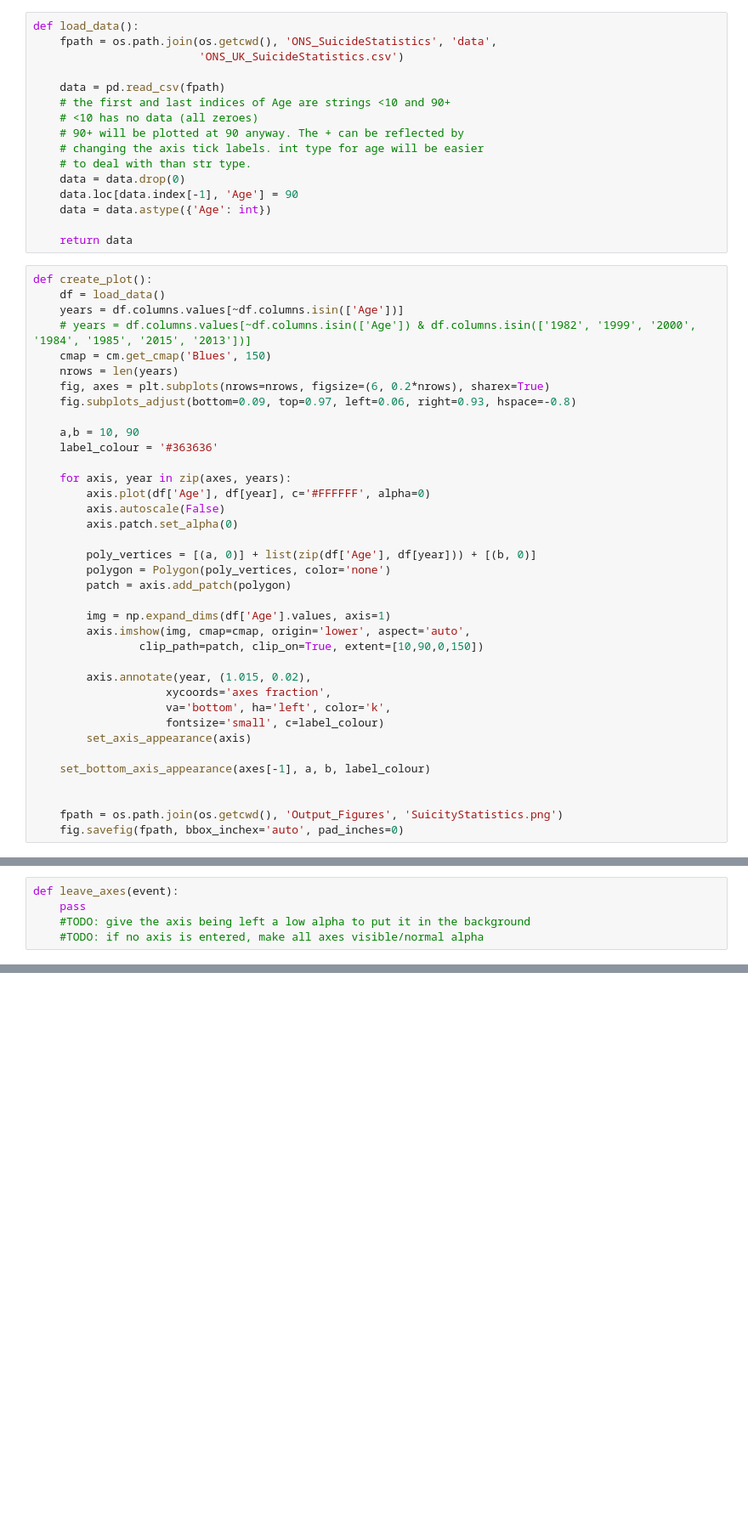
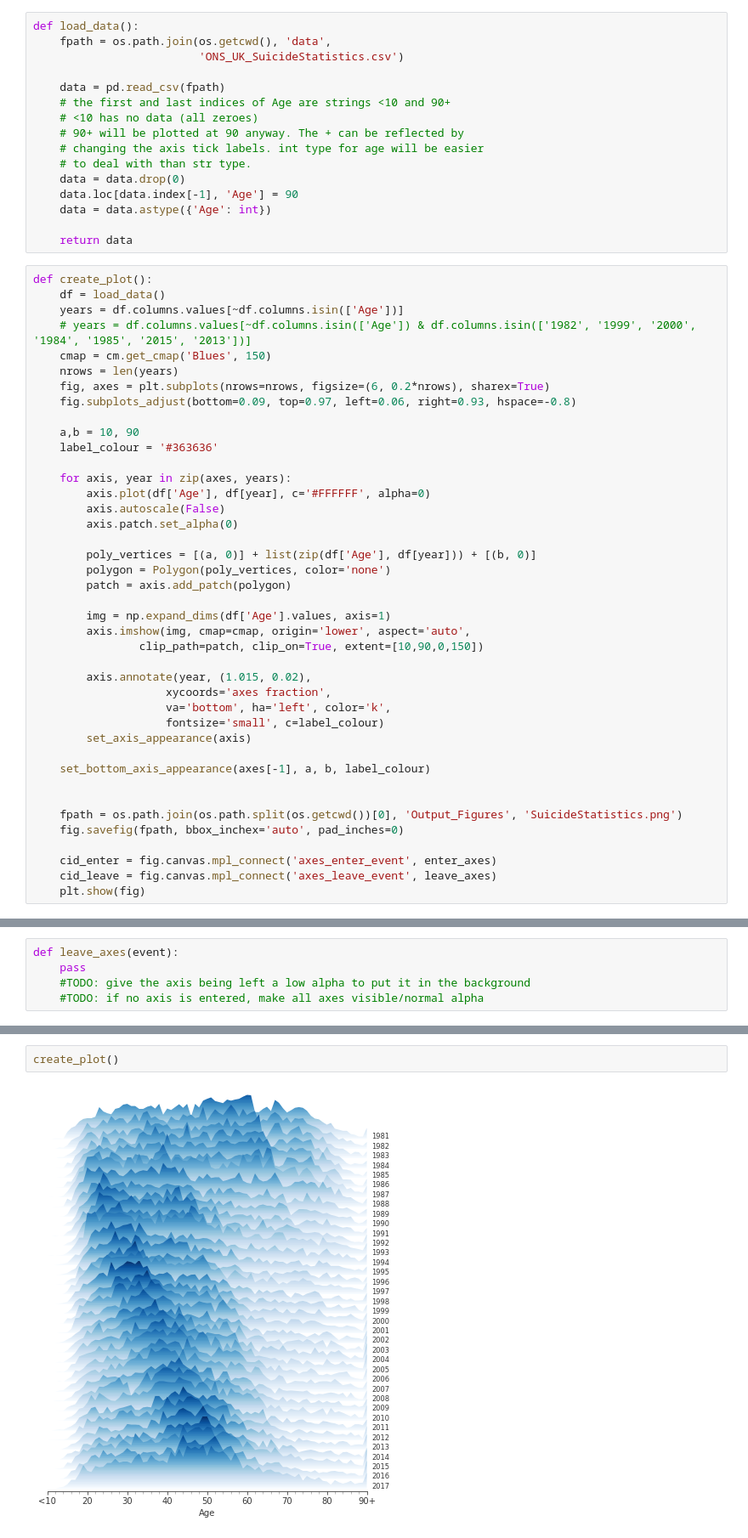
Before and after one commit to ophd/Visualizations, a Jupyter notebook: ONS_SuicideStatistics/ONS_SuicideStatistics.ipynb, the cells around one changed output, grey strips where cells are left out. Shown: that part at 85% size. Saved outputs shown, nothing was run; the diff lists cells and outputs as text; blank space fills up the shorter version.

```diff
--- a/ONS_SuicideStatistics/ONS_SuicideStatistics.ipynb
+++ b/ONS_SuicideStatistics/ONS_SuicideStatistics.ipynb
@@ -11,6 +13,6 @@ from matplotlib.ticker import AutoLocator, AutoMinorLocator, FormatStrFormatter
 # %%
 def load_data():
-    fpath = os.path.join(os.getcwd(), 'ONS_SuicideStatistics', 'data',
+    fpath = os.path.join(os.getcwd(), 'data',
                          'ONS_UK_SuicideStatistics.csv')
 
     data = pd.read_csv(fpath)
@@ -59,8 +61,12 @@ def create_plot():
     set_bottom_axis_appearance(axes[-1], a, b, label_colour)
 
 
-    fpath = os.path.join(os.getcwd(), 'Output_Figures', 'SuicityStatistics.png')
+    fpath = os.path.join(os.path.split(os.getcwd())[0], 'Output_Figures', 'SuicideStatistics.png')
     fig.savefig(fpath, bbox_inchex='auto', pad_inches=0)
+
+    cid_enter = fig.canvas.mpl_connect('axes_enter_event', enter_axes)
+    cid_leave = fig.canvas.mpl_connect('axes_leave_event', leave_axes)
+    plt.show(fig)
 # %%
 def set_axis_appearance(axis):
     for side in ['left', 'right', 'top', 'bottom']:
@@ -108,0 +115,4 @@ cid_leave = fig.canvas.mpl_connect('axes_leave_event', leave_axes)
+# %%
+create_plot()
+# %% [output]
+[figure, added]
```
Also changed, not shown: parts of 2 cells of this notebook, 2 other files.
